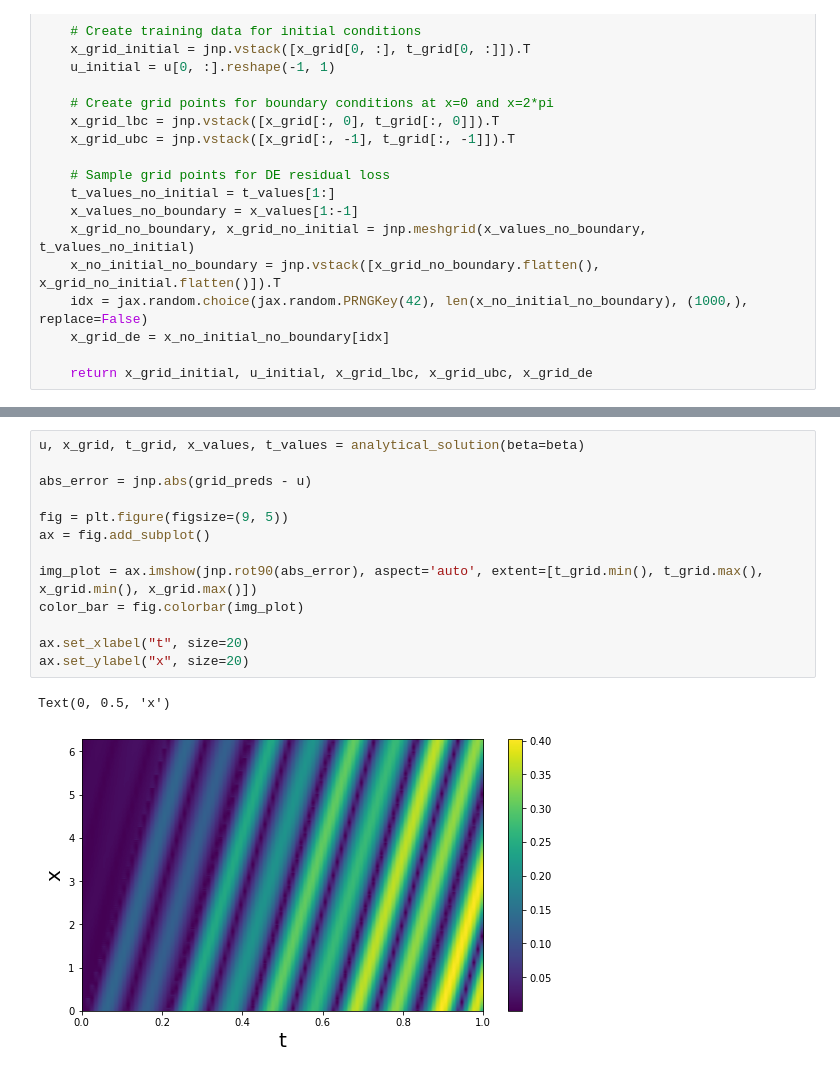
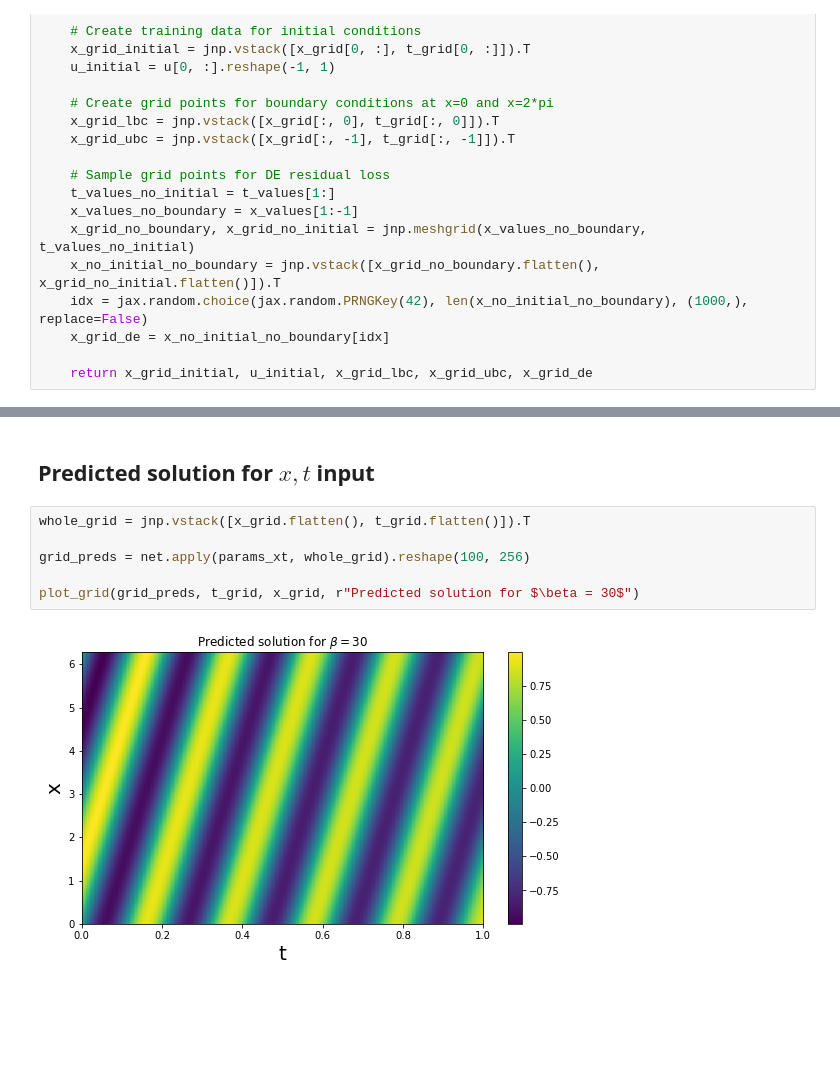
Before and after one commit to lucabeetz/pinns, a Jupyter notebook: pinn_failure_modes.ipynb, the cells around one changed output, grey strips where cells are left out. Drawn from its saved outputs; the diff is of its cells as text; blank space fills up the shorter version.

```diff
--- a/pinn_failure_modes.ipynb
+++ b/pinn_failure_modes.ipynb
@@ -162,16 +150,10 @@ Text(0, 0.5, 'x')
-# %%
-u, x_grid, t_grid, x_values, t_values = analytical_solution(beta=beta)
-
-abs_error = jnp.abs(grid_preds - u)
-
-fig = plt.figure(figsize=(9, 5))
-ax = fig.add_subplot()
-
-img_plot = ax.imshow(jnp.rot90(abs_error), aspect='auto', extent=[t_grid.min(), t_grid.max(), x_grid.min(), x_grid.max()])
-color_bar = fig.colorbar(img_plot)
-
-ax.set_xlabel("t", size=20)
-ax.set_ylabel("x", size=20)
-# %% [output]
-Text(0, 0.5, 'x')
-[figure, removed]
+# %% [markdown]
+## Predicted solution for $x, t$ input
+# %%
+whole_grid = jnp.vstack([x_grid.flatten(), t_grid.flatten()]).T
+
+grid_preds = net.apply(params_xt, whole_grid).reshape(100, 256)
+
+plot_grid(grid_preds, t_grid, x_grid, r"Predicted solution for $\beta = 30$")
+# %% [output]
+[figure, added]
```
Also changed, not shown: parts of 14 cells of this notebook.
